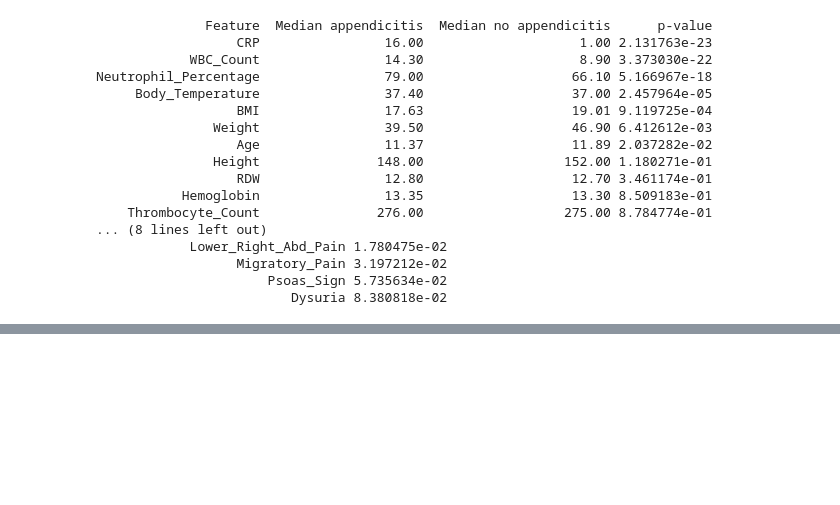
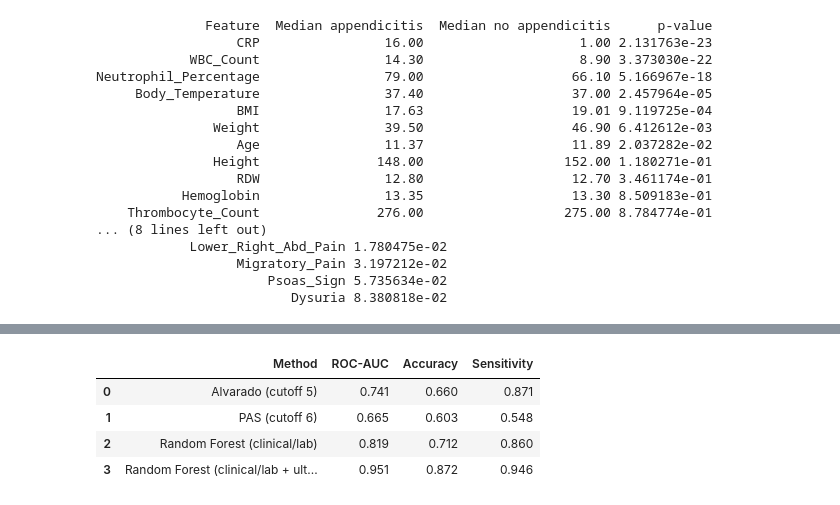
Before and after one commit to Mil9nn/pediatric-appendicitis, a Jupyter notebook: main.ipynb, the cells around one changed output, grey strips where cells are left out. Drawn from its saved outputs; the diff is of its cells as text; code cells hidden in the pictures; blank space fills up the shorter version.

Commit message:
compare clinical scores with model performance - add Alvarado and PAS score results. - compare them with both random forest models.

```diff
--- a/main.ipynb
+++ b/main.ipynb
@@ -1038,0 +1047,35 @@ PAS ROC-AUC: 0.665
+# %%
+comparison = pd.DataFrame([
+    {
+        "Method": "Alvarado (cutoff 5)",
+        "ROC-AUC": 0.741,
+        "Accuracy": 0.660,
+        "Sensitivity": 0.871,
+    },
+    {
+        "Method": "PAS (cutoff 6)",
+        "ROC-AUC": 0.665,
+        "Accuracy": 0.603,
+        "Sensitivity": 0.548,
+    },
+    {
+        "Method": "Random Forest (clinical/lab)",
+        "ROC-AUC": 0.819,
+        "Accuracy": 0.712,
+        "Sensitivity": 0.860,
+    },
+    {
+    "Method": "Random Forest (clinical/lab + ultrasound)",
+    "ROC-AUC": 0.951,
+    "Accuracy": 0.872,
+    "Sensitivity": 0.946,
+},
+])
+
+display(comparison)
+# %% [output]
+|  | Method | ROC-AUC | Accuracy | Sensitivity |
+| 0 | Alvarado (cutoff 5) | 0.741 | 0.660 | 0.871 |
+| 1 | PAS (cutoff 6) | 0.665 | 0.603 | 0.548 |
+| 2 | Random Forest (clinical/lab) | 0.819 | 0.712 | 0.860 |
+| 3 | Random Forest (clinical/lab + ult... | 0.951 | 0.872 | 0.946 |
```
Also changed, not shown: parts of 1 cell of this notebook, 1 other file.
